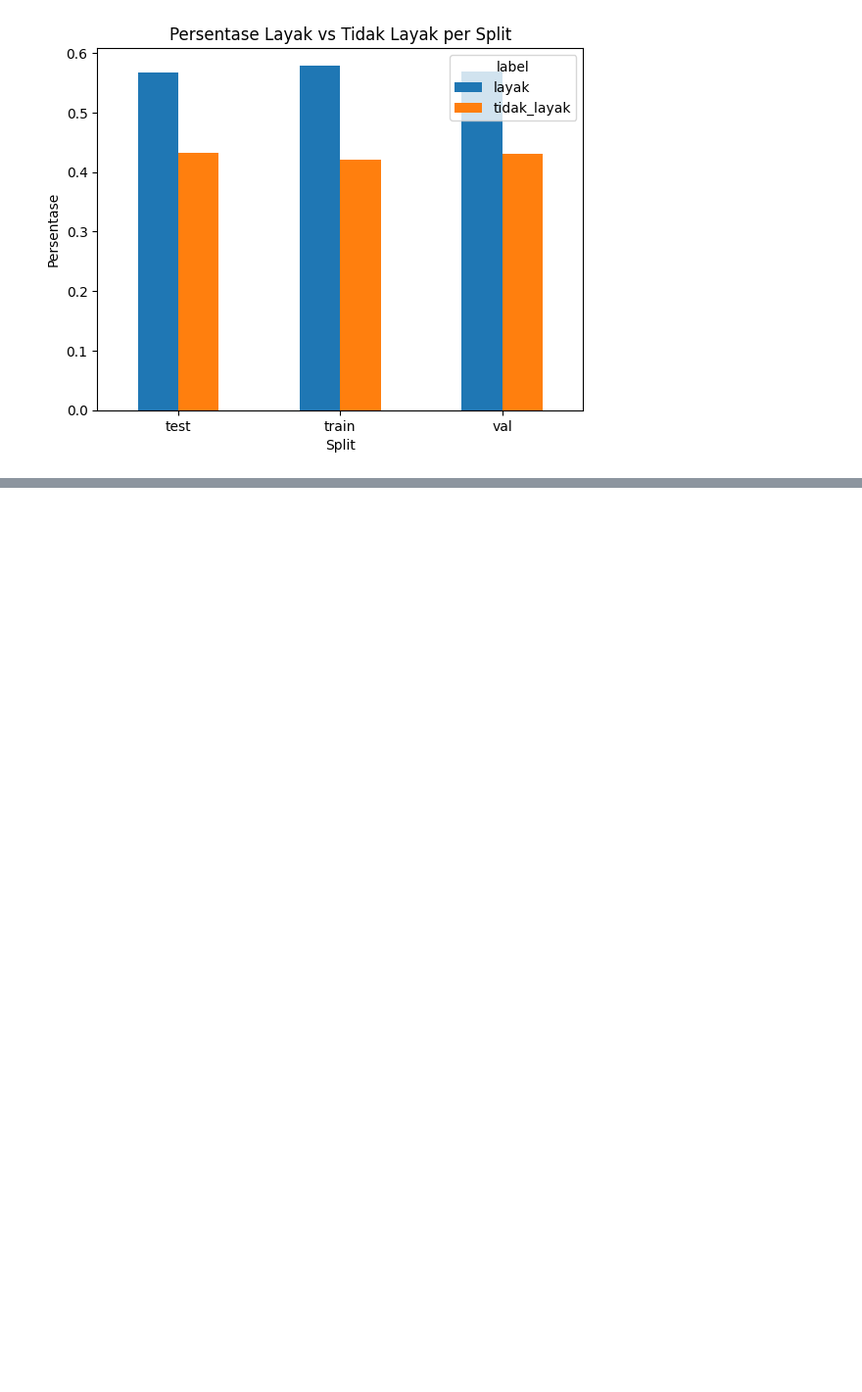
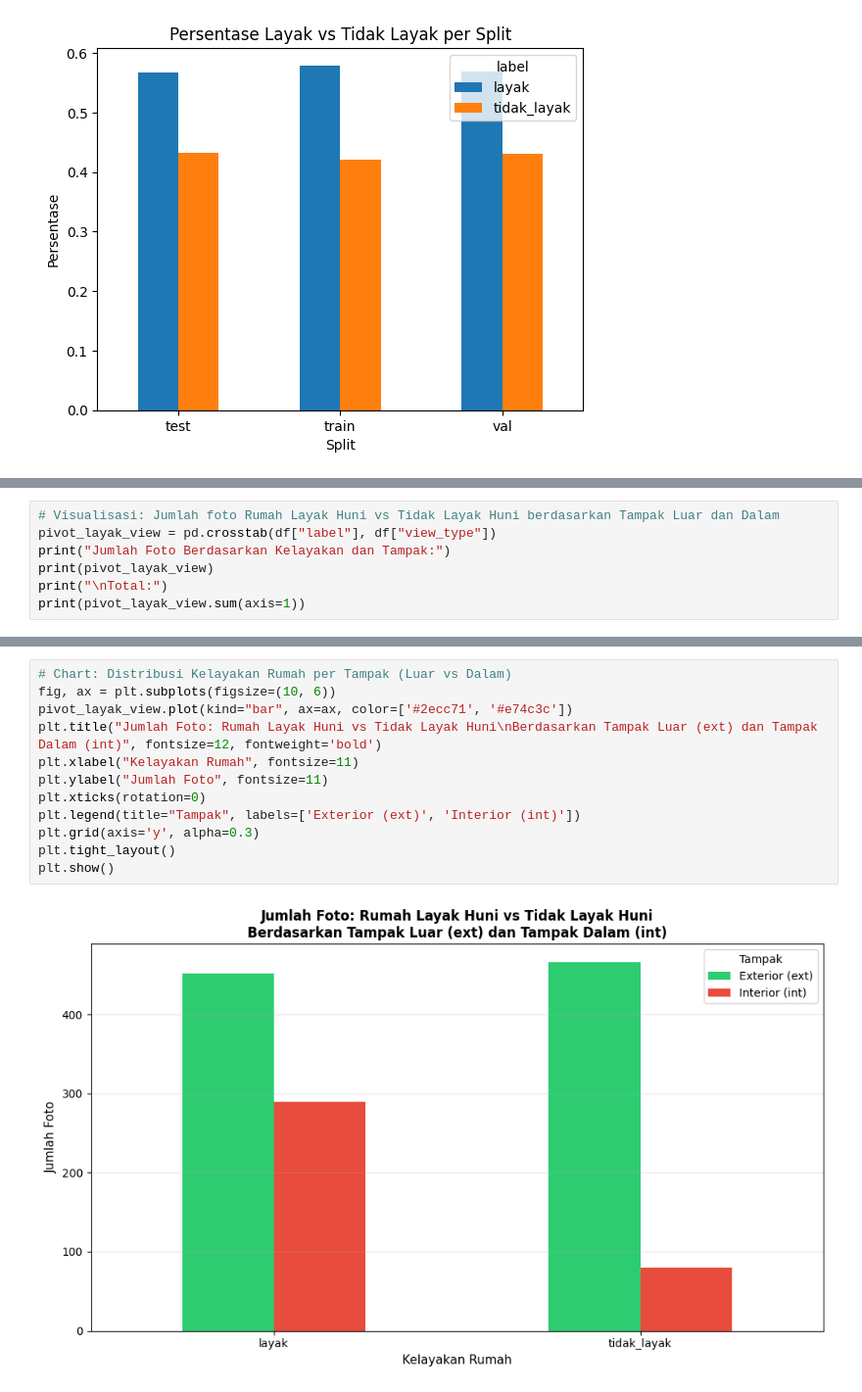
Before and after one commit to namasayalutfi/rutilahu-vlm, a Jupyter notebook: notebooks/eda_split_visualization.ipynb, the cells around one changed output, grey strips where cells are left out. Shown at 98% size. Cells and saved outputs as stored; diff of their text form; blank space fills up the shorter version.

Commit message:
feat(cnn dataset):generate label and split data

```diff
--- a/notebooks/eda_split_visualization.ipynb
+++ b/notebooks/eda_split_visualization.ipynb
@@ -130,0 +150,7 @@ plt.show()
+# %%
+# Visualisasi: Jumlah foto Rumah Layak Huni vs Tidak Layak Huni berdasarkan Tampak Luar dan Dalam
+pivot_layak_view = pd.crosstab(df["label"], df["view_type"])
+print("Jumlah Foto Berdasarkan Kelayakan dan Tampak:")
+print(pivot_layak_view)
+print("\nTotal:")
+print(pivot_layak_view.sum(axis=1))
@@ -130,0 +169,14 @@ plt.show()
+# %%
+# Chart: Distribusi Kelayakan Rumah per Tampak (Luar vs Dalam)
+fig, ax = plt.subplots(figsize=(10, 6))
+pivot_layak_view.plot(kind="bar", ax=ax, color=['#2ecc71', '#e74c3c'])
+plt.title("Jumlah Foto: Rumah Layak Huni vs Tidak Layak Huni\nBerdasarkan Tampak Luar (ext) dan Tampak Dalam (int)", fontsize=12, fontweight='bold')
+plt.xlabel("Kelayakan Rumah", fontsize=11)
+plt.ylabel("Jumlah Foto", fontsize=11)
+plt.xticks(rotation=0)
+plt.legend(title="Tampak", labels=['Exterior (ext)', 'Interior (int)'])
+plt.grid(axis='y', alpha=0.3)
+plt.tight_layout()
+plt.show()
+# %% [output]
+[figure, added]
```
Also changed, not shown: parts of 6 cells of this notebook, 12 other files.
